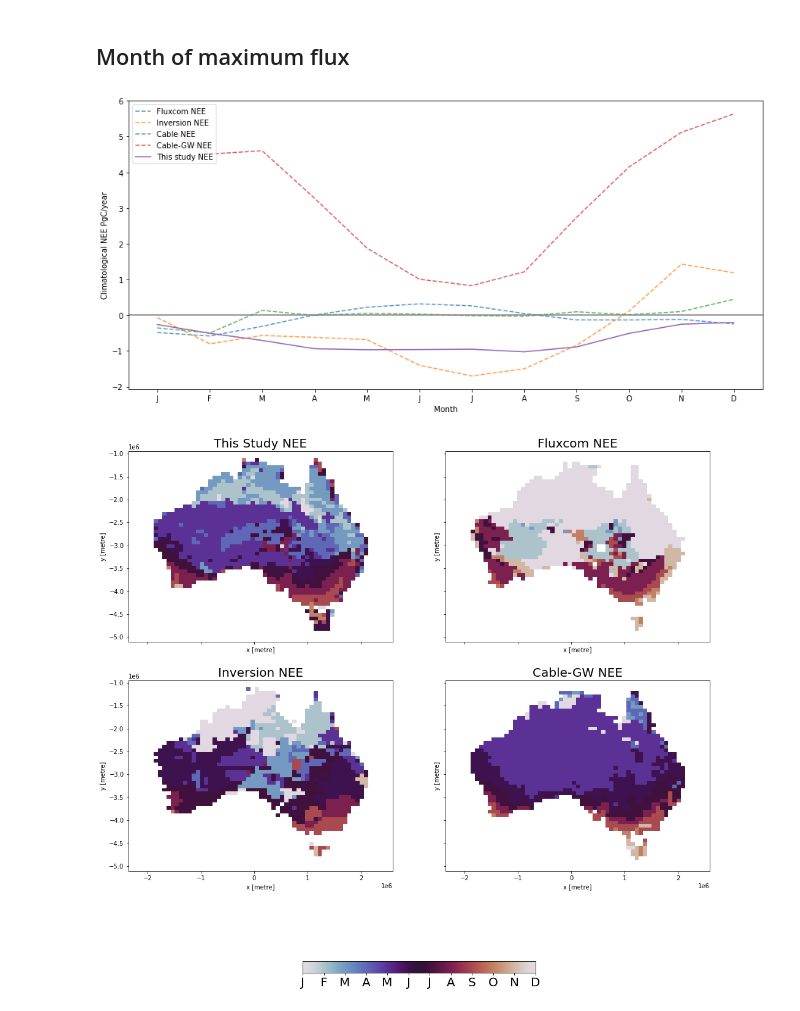
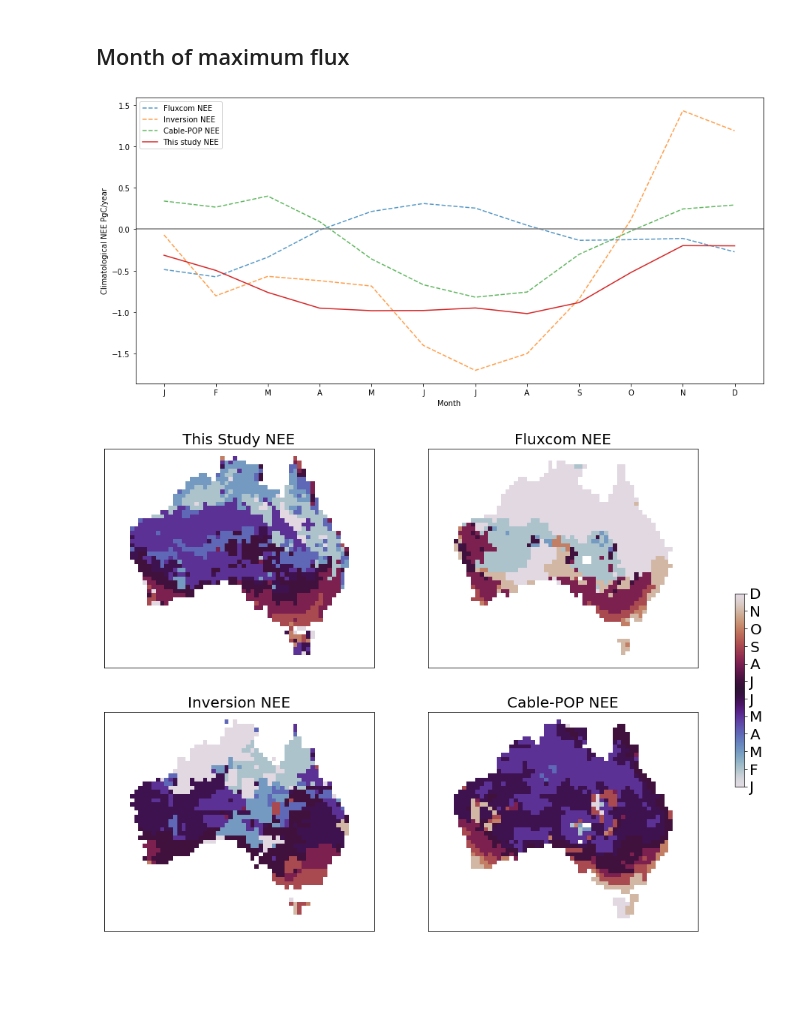
Before and after one commit to cbur24/NEE_modelling, a Jupyter notebook: 6a_Compare_products.ipynb, the cells around one changed output. Saved outputs shown, nothing was run; the diff lists cells and outputs as text; code cells hidden in the pictures; blank space fills up the shorter version.

Commit message:
GPP run + CABLE-POP

```diff
--- a/6a_Compare_products.ipynb
+++ b/6a_Compare_products.ipynb
@@ -125,7 +130,8 @@ ds_fc = ds_fc*30 #/day to /month
 post = xr_reproject(post, geobox=grid.compat, resampling='bilinear')
 cable = xr_reproject(cable, geobox=grid.compat, resampling='bilinear')
 # %%
-cable_nee = xr_reproject(cable_nee, geobox=grid.compat, resampling='average')
+cable_nee = xr_reproject(assign_crs(cable_nee['nbp'], crs='epsg:4326'), geobox=grid.compat, resampling='average')
+cable_nee = cable_nee.where(~mask.astype(bool))
 # %%
 modis_gpp = xr_reproject(modis_gpp, geobox=grid.compat, resampling='average')
 
@@ -164,11 +170,11 @@ gosif_gpp = gosif_gpp * area_per_pixel * 1e-15
 # %% [markdown]
 ## Plot time-series and find annual mean and std dev
 # %%
-trim=False
+trim=True
 # %%
 if trim:
-    ds = ds.sel(time=slice('2015', '2019'))
-    ds_fc = ds_fc.sel(time=slice('2015', '2019'))
+    ds = ds.sel(time=slice('2003', '2015'))
+    ds_fc = ds_fc.sel(time=slice('2003', '2015'))
 # %%
 ds_1d = ds.sum(['x', 'y'])
 ds_1d_upper = ds_upper.sum(['x', 'y'])
@@ -267,11 +311,11 @@ cable_clim_mean_annual = cable.resample(time='1Y', label='left', loffset='6M').s
 cable_nee_clim_mean = cable_nee.groupby('time.month').mean()
 cable_nee_clim_mean_annual = cable_nee.resample(time='1Y', label='left', loffset='6M').sum().mean('time')
 # %%
-modis_gpp_clim_mean = modis_gpp.groupby('time.month').mean()
-modis_gpp_clim_mean_annual = modis_gpp.resample(time='1Y', label='left', loffset='6M').sum().mean('time')
+# modis_gpp_clim_mean = modis_gpp.groupby('time.month').mean()
+# modis_gpp_clim_mean_annual = modis_gpp.resample(time='1Y', label='left', loffset='6M').sum().mean('time')
 
-gosif_gpp_clim_mean = gosif_gpp.groupby('time.month').mean()
-gosif_gpp_clim_mean_annual = gosif_gpp.resample(time='1Y', label='left', loffset='6M').sum().mean('time')
+# gosif_gpp_clim_mean = gosif_gpp.groupby('time.month').mean()
+# gosif_gpp_clim_mean_annual = gosif_gpp.resample(time='1Y', label='left', loffset='6M').sum().mean('time')
 # %% [markdown]
 ### Anomalies
 # %%
@@ -365,8 +413,8 @@ x_fc = ds_fc_clim_mean.month.values
 y_post = post_clim_mean.sum(['x','y']).values
 x_post = post_clim_mean.month.values
 
-y_cable = cable_clim_mean.sum(['x','y']).values
-x_cable = cable_clim_mean.month.values
+# y_cable = cable_clim_mean.sum(['x','y']).values
+# x_cable = cable_clim_mean.month.values
 
 y_cable_nee = cable_nee_clim_mean.sum(['x','y']).values
 x_cable_nee = cable_nee_clim_mean.month.values
@@ -380,8 +428,8 @@ x_cable_nee = cable_nee_clim_mean.month.values
 fig,ax = plt.subplots(1,1, figsize=(15,7))
 ax.plot(x_fc, y_fc, linestyle='--', label='Fluxcom '+var, alpha=0.75)
 ax.plot(x_post, y_post, linestyle='--', label='Inversion '+var, alpha=0.75)
-ax.plot(x_cable, y_cable, linestyle='--', label='Cable '+var, alpha=0.75)
-ax.plot(x_cable_nee, y_cable_nee, linestyle='--', label='Cable-GW '+var, alpha=0.75)
+# ax.plot(x_cable, y_cable, linestyle='--', label='Cable '+var, alpha=0.75)
+ax.plot(x_cable_nee, y_cable_nee, linestyle='--', label='Cable-POP '+var, alpha=0.75)
 # ax.plot(x_modis_gpp, y_modis_gpp,  linestyle='--', label='MODIS '+var, alpha=0.75)
 # ax.plot(x_gosif_gpp, y_gosif_gpp,  linestyle='--', label='GOSIF '+var, alpha=0.75)
 ax.plot(x, y, label='This study '+var)
@@ -398,7 +446,7 @@ ax.set_xticks(range(1,13))
 ax.set_xticklabels(["J","F","M","A","M","J","J","A","S","O","N","D"])
 ax.set_ylabel('Climatological '+var+' PgC/year');
 # %% [output]
-[figure, old version]
+[figure, new version]
 # %%
 if var == 'NEE':
     max_mean_month = allNaN_arg(ds_clim_mean, 'month', 'min')
@@ -416,33 +464,36 @@ else:
     max_mean_month_gosif = allNaN_arg(gosif_gpp_clim_mean, 'month', 'max')
     #max_mean_season = allNaN_arg(monthly_season, 'season', 'max')
 # %%
-fig,ax = plt.subplots(2,2, figsize=(17,18), sharey=True, sharex=True)
+fig,ax = plt.subplots(2,2, figsize=(18,12), sharey=True, sharex=True)
 
-im = max_mean_month.plot.imshow(vmin=1, vmax=12, ax=ax[0,0], cmap='twilight', add_colorbar=False)
+im = max_mean_month.plot.imshow(vmin=1, vmax=12, ax=ax[0,0], cmap='twilight', add_colorbar=False, add_labels=False)
 ax[0,0].set_title('This Study '+var, fontsize=20);
 
-im = max_mean_month_fc.plot.imshow(vmin=1, vmax=12, ax=ax[0,1], cmap='twilight', add_colorbar=False)
+im = max_mean_month_fc.plot.imshow(vmin=1, vmax=12, ax=ax[0,1], cmap='twilight', add_colorbar=False, add_labels=False)
 ax[0,1].set_title('Fluxcom '+var, fontsize=20);
 
-im = max_mean_month_post.plot.imshow(vmin=1, vmax=12, ax=ax[1,0], cmap='twilight', add_colorbar=False)
+im = max_mean_month_post.plot.imshow(vmin=1, vmax=12, ax=ax[1,0], cmap='twilight', add_colorbar=False, add_labels=False)
 ax[1,0].set_title('Inversion '+var, fontsize=20);
 
 # im = max_mean_month_cable.plot.imshow(vmin=1, vmax=12, ax=ax[1,1], cmap='twilight', add_colorbar=False)
 # ax[1,1].set_title('Cable '+var, fontsize=20);
 
-im = max_mean_month_cable_nee.plot.imshow(vmin=1, vmax=12, ax=ax[1,1], cmap='twilight', add_colorbar=False)
-ax[1,1].set_title('Cable-GW '+var, fontsize=20);
+im = max_mean_month_cable_nee.plot.imshow(vmin=1, vmax=12, ax=ax[1,1], cmap='twilight', add_colorbar=False, add_labels=False)
+ax[1,1].set_title('Cable-POP '+var, fontsize=20);
 
 # im = max_mean_month_modis.plot.imshow(vmin=1, vmax=12, ax=ax[1,0], cmap='twilight', add_colorbar=False)
 # ax[1,0].set_title('MODIS '+var, fontsize=20);
 
 # im = max_mean_month_gosif.plot.imshow(vmin=1, vmax=12, ax=ax[1,1], cmap='twilight', add_colorbar=False)
 # ax[1,1].set_title('GOSIF '+var, fontsize=20);
-
-cbar = fig.colorbar(im, spacing='uniform', ax=ax.ravel().tolist(), orientation='horizontal', shrink=0.4)
+ax[0,0].set_xticks([])
+ax[0,1].set_yticks([])
+ax[1,0].set_xticks([])
+ax[1,1].set_yticks([])
+cbar = fig.colorbar(im, spacing='uniform', ax=ax.ravel().tolist(), orientation='vertical', shrink=0.4)
 cbar.set_ticks([1,2,3,4,5,6,7,8,9,10,11,12])
 cbar.set_ticklabels(["J","F","M","A","M","J","J","A","S","O","N","D"], fontsize=20)
 # plt.tight_layout()
-# plt.savefig('/g/data/os22/chad_tmp/NEE_modelling/results/figs/month_of_max_'+var+'.png')
+plt.savefig('/g/data/os22/chad_tmp/NEE_modelling/results/figs/month_of_max_'+var+'.png')
 # %% [output]
-[figure, old version]
+[figure, new version]
```
Also changed, not shown: parts of 11 cells of this notebook, 3 other files.
